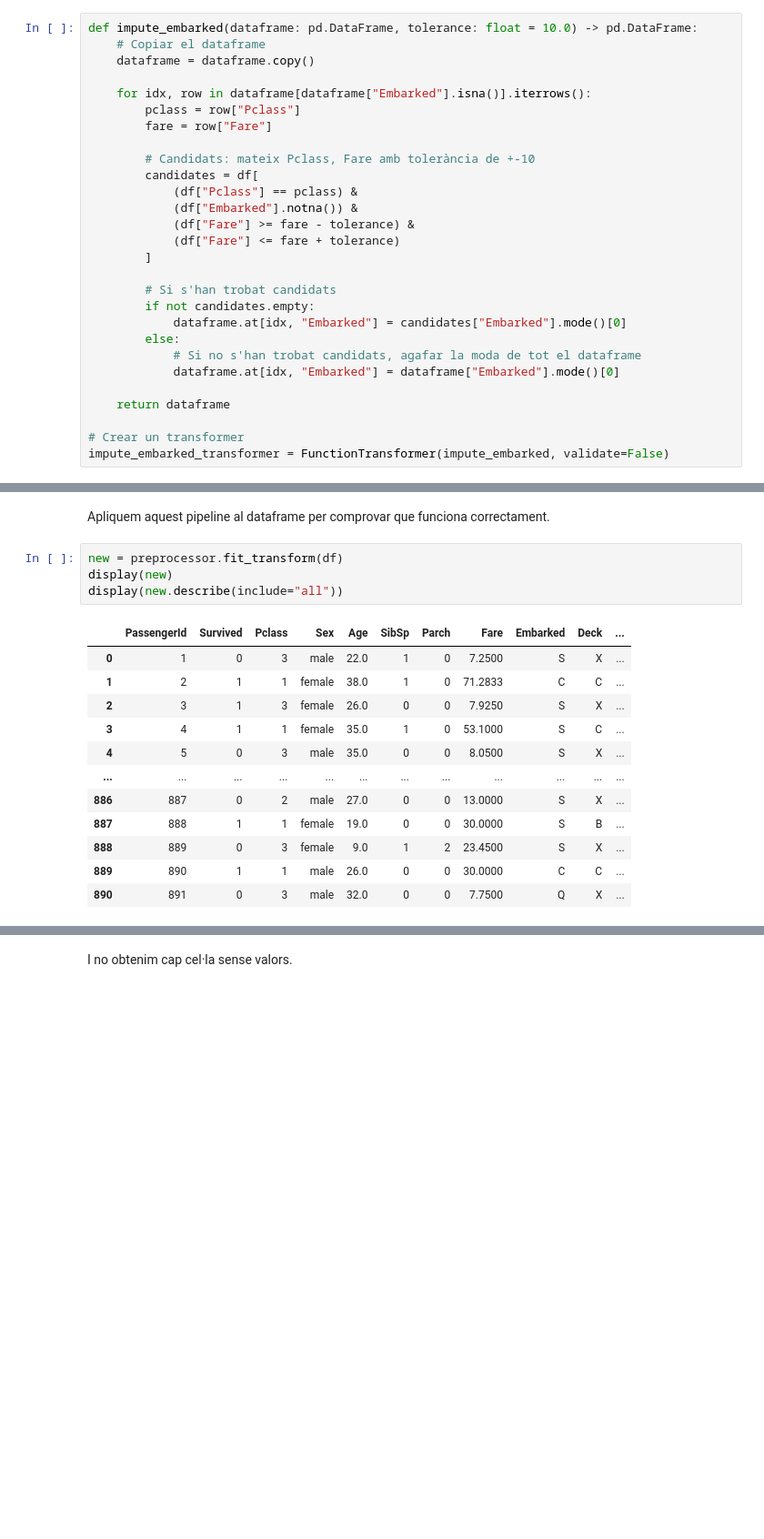
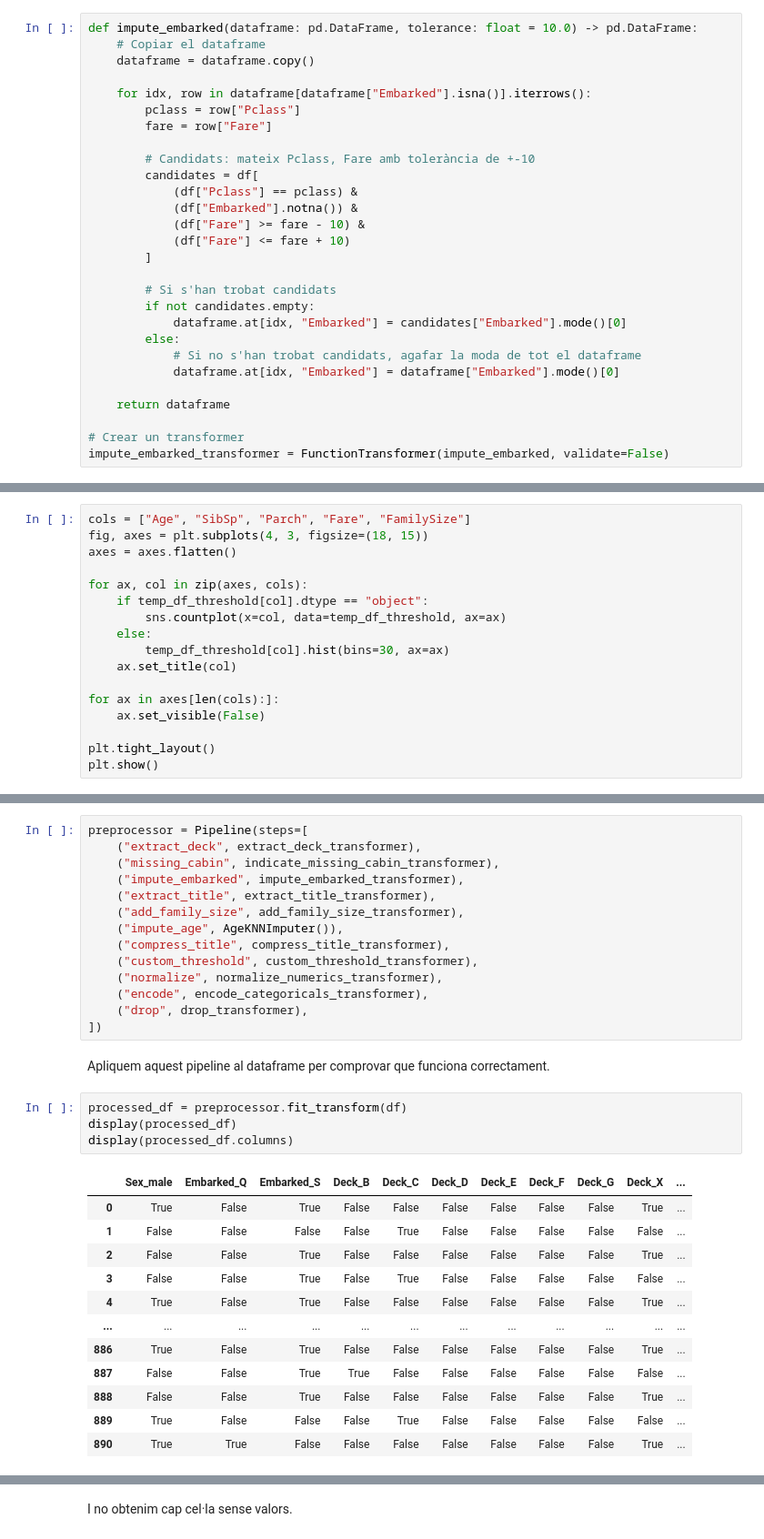
Before and after one commit to NatanSisoev/TitanicSurvival, a Jupyter notebook: practica.ipynb, the cells around one changed output, grey strips where cells are left out. Shown: that part at 91% size. Cells and saved outputs as stored; diff of their text form; blank space fills up the shorter version.

```diff
--- a/practica.ipynb
+++ b/practica.ipynb
@@ -409,8 +414,8 @@ def impute_embarked(dataframe: pd.DataFrame, tolerance: float = 10.0) -> pd.Data
         candidates = df[
             (df["Pclass"] == pclass) &
             (df["Embarked"].notna()) &
-            (df["Fare"] >= fare - tolerance) &
-            (df["Fare"] <= fare + tolerance)
+            (df["Fare"] >= fare - 10) &
+            (df["Fare"] <= fare + 10)
         ]
 
         # Si s'han trobat candidats
@@ -868,0 +991,17 @@ Construïm, doncs, el pipelina final amb totes les implementacions que hem fet.
+# %%
+cols = ["Age", "SibSp", "Parch", "Fare", "FamilySize"]
+fig, axes = plt.subplots(4, 3, figsize=(18, 15))
+axes = axes.flatten()
+
+for ax, col in zip(axes, cols):
+    if temp_df_threshold[col].dtype == "object":
+        sns.countplot(x=col, data=temp_df_threshold, ax=ax)
+    else:
+        temp_df_threshold[col].hist(bins=30, ax=ax)
+    ax.set_title(col)
+
+for ax in axes[len(cols):]:
+    ax.set_visible(False)
+
+plt.tight_layout()
+plt.show()
@@ -891,19 +1076,33 @@ preprocessor = Pipeline(steps=[
+# %%
+preprocessor = Pipeline(steps=[
+    ("extract_deck", extract_deck_transformer),
+    ("missing_cabin", indicate_missing_cabin_transformer),
+    ("impute_embarked", impute_embarked_transformer),
+    ("extract_title", extract_title_transformer),
+    ("add_family_size", add_family_size_transformer),
+    ("impute_age", AgeKNNImputer()),
+    ("compress_title", compress_title_transformer),
+    ("custom_threshold", custom_threshold_transformer),
+    ("normalize", normalize_numerics_transformer),
+    ("encode", encode_categoricals_transformer),
+    ("drop", drop_transformer),
+])
 # %% [markdown]
 Apliquem aquest pipeline al dataframe per comprovar que funciona correctament.
 # %%
-new = preprocessor.fit_transform(df)
-display(new)
-display(new.describe(include="all"))
+processed_df = preprocessor.fit_transform(df)
+display(processed_df)
+display(processed_df.columns)
 # %% [output]
-|  | PassengerId | Survived | Pclass | Sex | Age | SibSp | Parch | Fare | Embarked | Deck | ... |
-| 0 | 1 | 0 | 3 | male | 22.0 | 1 | 0 | 7.2500 | S | X | ... |
-| 1 | 2 | 1 | 1 | female | 38.0 | 1 | 0 | 71.2833 | C | C | ... |
-| 2 | 3 | 1 | 3 | female | 26.0 | 0 | 0 | 7.9250 | S | X | ... |
-| 3 | 4 | 1 | 1 | female | 35.0 | 1 | 0 | 53.1000 | S | C | ... |
-| 4 | 5 | 0 | 3 | male | 35.0 | 0 | 0 | 8.0500 | S | X | ... |
+|  | Sex_male | Embarked_Q | Embarked_S | Deck_B | Deck_C | Deck_D | Deck_E | Deck_F | Deck_G | Deck_X | ... |
+| 0 | True | False | True | False | False | False | False | False | False | True | ... |
+| 1 | False | False | False | False | True | False | False | False | False | False | ... |
+| 2 | False | False | True | False | False | False | False | False | False | True | ... |
+| 3 | False | False | True | False | True | False | False | False | False | False | ... |
+| 4 | True | False | True | False | False | False | False | False | False | True | ... |
 | ... | ... | ... | ... | ... | ... | ... | ... | ... | ... | ... | ... |
-| 886 | 887 | 0 | 2 | male | 27.0 | 0 | 0 | 13.0000 | S | X | ... |
-| 887 | 888 | 1 | 1 | female | 19.0 | 0 | 0 | 30.0000 | S | B | ... |
-| 888 | 889 | 0 | 3 | female | 9.0 | 1 | 2 | 23.4500 | S | X | ... |
-| 889 | 890 | 1 | 1 | male | 26.0 | 0 | 0 | 30.0000 | C | C | ... |
-| 890 | 891 | 0 | 3 | male | 32.0 | 0 | 0 | 7.7500 | Q | X | ... |
+| 886 | True | False | True | False | False | False | False | False | False | True | ... |
+| 887 | False | False | True | True | False | False | False | False | False | False | ... |
+| 888 | False | False | True | False | False | False | False | False | False | True | ... |
+| 889 | True | False | False | False | True | False | False | False | False | False | ... |
+| 890 | True | True | False | False | False | False | False | False | False | True | ... |
```
Also changed, not shown: parts of 25 cells of this notebook.
